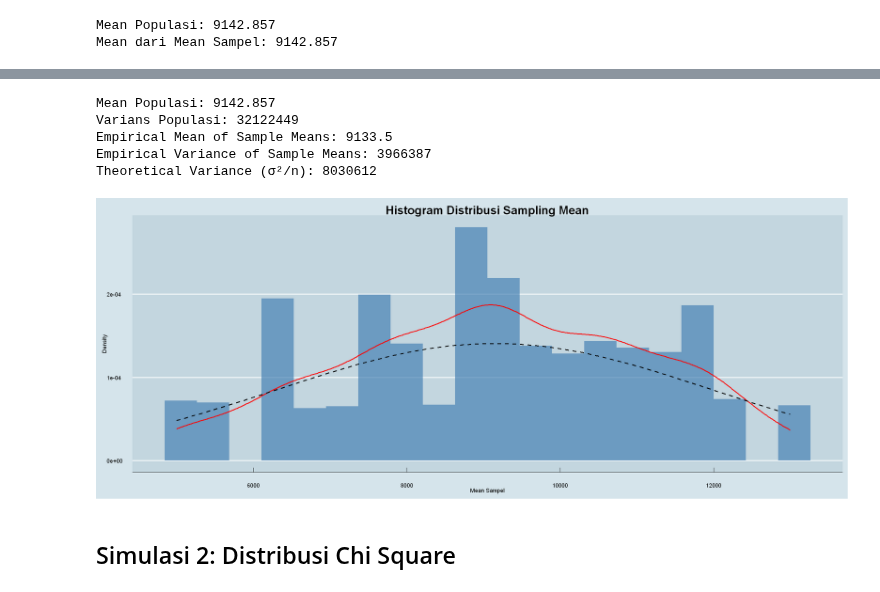
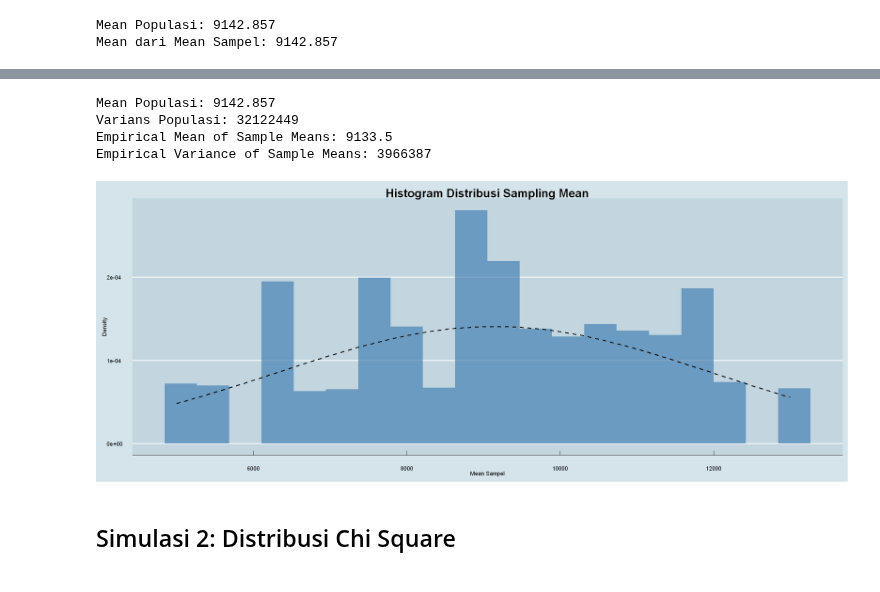
Before and after one commit to ansyaku/Statistika3_UGM_ipynb, a Jupyter notebook: Tugas Pertemuan 6 Statistika.ipynb, the cells around one changed output, grey strips where cells are left out. Cells and saved outputs as stored; diff of their text form; code cells hidden in the pictures.

```diff
--- a/Tugas Pertemuan 6 Statistika.ipynb
+++ b/Tugas Pertemuan 6 Statistika.ipynb
@@ -144,44 +144,3 @@ cat("Mean dari Mean Sampel:", mean_sample, "\n")
 # %% [output]
 Mean Populasi: 9142.857
 Mean dari Mean Sampel: 9142.857
-# %%
-# 1. Menentukan populasi jumlah kontainer per kapal
-populasi <- c(3000, 4000, 5000, 8000, 10000, 14000, 20000)
-
-# 2. Parameter Eksperimen
-sample_size <- 4     # Ukuran sampel
-num_trials <- 10000   # Jumlah percobaan
-
-# 3. Simulasi Sampling 1000 Kali
-set.seed(123)  # Untuk hasil yang sama setiap kali dijalankan
-mean_samples <- numeric(num_trials)  # Vektor untuk menyimpan hasil mean sampel
-
-for (i in 1:num_trials) {
-  sampel <- sample(populasi, sample_size, replace = FALSE)  # Sampling tanpa pengembalian
-  mean_samples[i] <- mean(sampel)  # Hitung mean dari sampel
-}
-
-# 4. Menghitung Mean dan Varians Populasi
-mean_populasi <- mean(populasi)
-var_populasi <- sum((populasi - mean_populasi)^2) / length(populasi)
-
-# 5. Menghitung Mean dan Varians dari Distribusi Sampling
-mean_sample_empirical <- mean(mean_samples)  # Mean dari distribusi sampling
-var_sample_empirical <- var(mean_samples)  # Varians dari distribusi sampling
-
-# 7. Menampilkan Hasil
-cat("Mean Populasi:", mean_populasi, "\n")
-cat("Varians Populasi:", var_populasi, "\n")
-cat("Empirical Mean of Sample Means:", mean_sample_empirical, "\n")
-cat("Empirical Variance of Sample Means:", var_sample_empirical, "\n")
-
-# 8. Plot Distribusi Sampling Mean
-library(ggplot2)
-ggplot(data.frame(mean_samples), aes(x = mean_samples)) +
-  geom_histogram(aes(y = ..density..), bins = 20, fill = "steelblue", alpha = 0.7) +
-
-  geom_density(color = "red", size = 1, adjust = 2) +  # adjust = 2 makes it smoother
-labs(title = "Histogram Distribusi Sampling Mean",
-       x = "Mean Sampel",
-       y = "Density") +
-  theme_economist(base_size = 30, dkpanel=TRUE)
@@ -216,44 +169,39 @@ sd_populasi <- sqrt(var_populasi)  # Standar Deviasi Populasi
 # 5. Menghitung Mean dan Varians dari Distribusi Sampling
 mean_sample_empirical <- mean(mean_samples)  # Mean dari distribusi sampling
 var_sample_empirical <- var(mean_samples)  # Varians dari distribusi sampling
-sd_sample_theoretical <- sd_populasi / sqrt(sample_size)  # Teoretis: σ/√n
 
 # 6. Menampilkan Hasil
 cat("Mean Populasi:", mean_populasi, "\n")
 cat("Varians Populasi:", var_populasi, "\n")
 cat("Empirical Mean of Sample Means:", mean_sample_empirical, "\n")
 cat("Empirical Variance of Sample Means:", var_sample_empirical, "\n")
-cat("Theoretical Variance (σ²/n):", sd_sample_theoretical^2, "\n")
 
 # 7. Plot Distribusi Sampling Mean
 library(ggplot2)
 library(ggthemes)
 
 ggplot(data.frame(mean_samples), aes(x = mean_samples)) +
   geom_histogram(aes(y = ..density..), bins = 20, fill = "steelblue", alpha = 0.7) +
-  geom_density(color = "red", size = 1, adjust = 2) +  # Kernel Density Estimation (KDE)
-
   # Overlay Kurva Normal Teoritis
   stat_function(
     fun = dnorm,
     args = list(mean = mean_populasi, sd = sd_sample_theoretical),
     color = "black",
     size = 1,
     linetype = "dashed"
   ) +
 
   labs(title = "Histogram Distribusi Sampling Mean",
        x = "Mean Sampel",
        y = "Density") +
   theme_economist(base_size = 18, dkpanel=TRUE) +
   theme(plot.title = element_text(size = 22, hjust = 0.5))
 # %% [output]
 Mean Populasi: 9142.857
 Varians Populasi: 32122449
 Empirical Mean of Sample Means: 9133.5
 Empirical Variance of Sample Means: 3966387
-Theoretical Variance (σ²/n): 8030612
-[figure, old version]
+[figure, new version]
 # %% [markdown]
 ## Simulasi 2: Distribusi Chi Square
 # %% [markdown]
```
Also changed, not shown: parts of 1 cell of this notebook, 1 other file.
